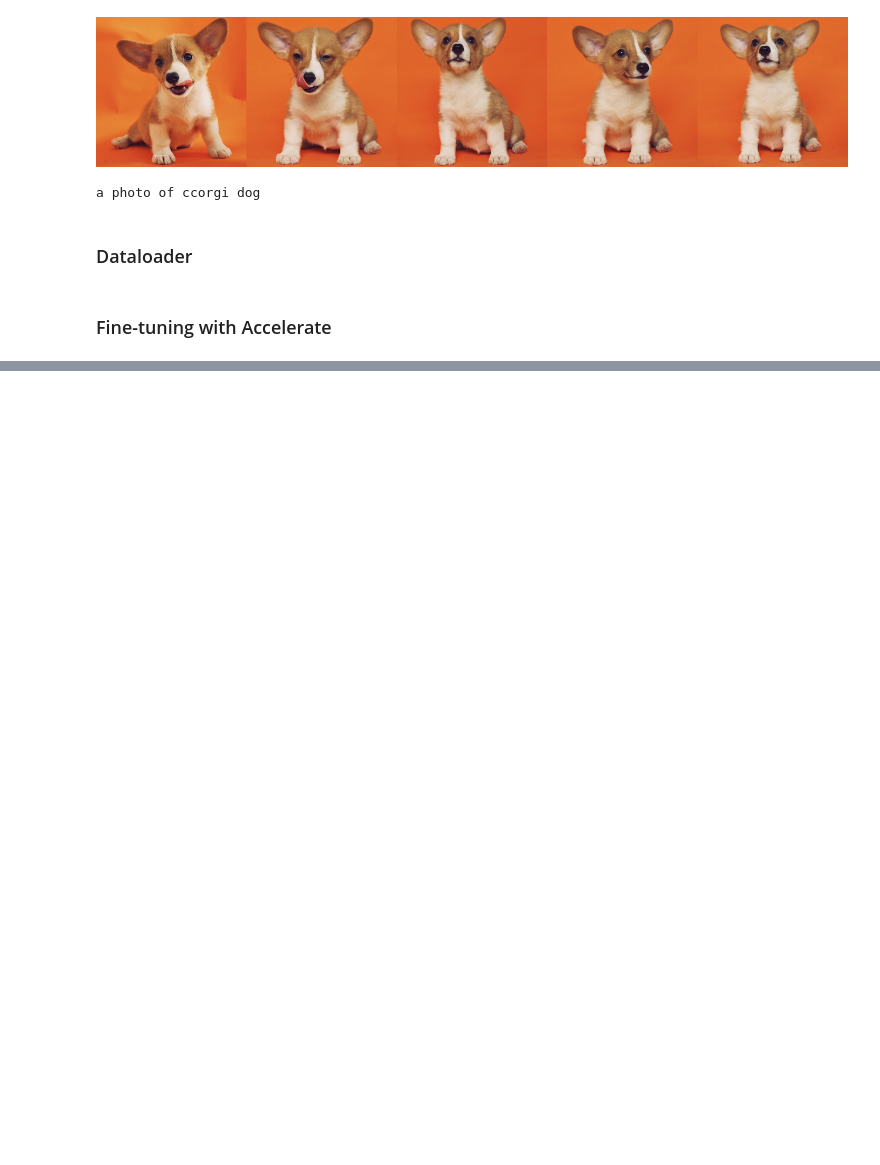
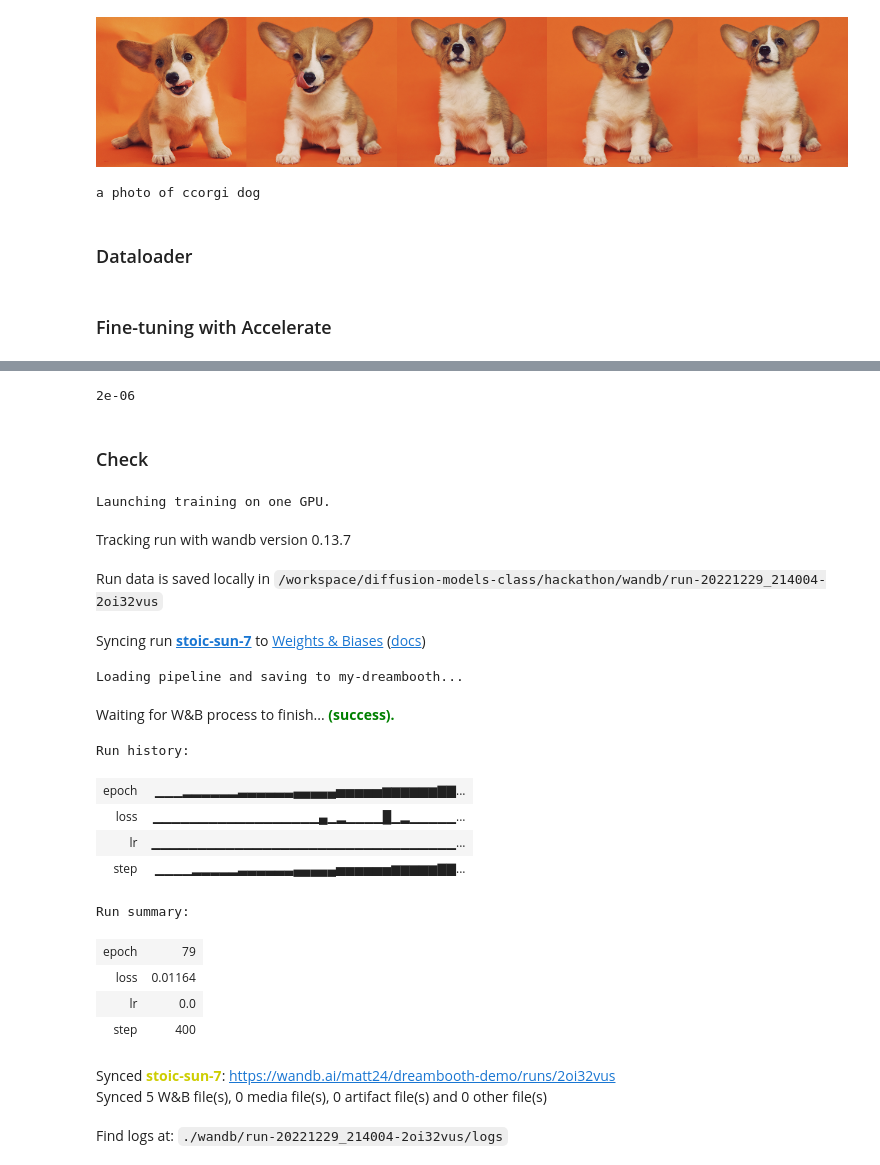
Before and after one commit to matteopilotto/diffusion-models-class, a Jupyter notebook: hackathon/dreambooth_mp.ipynb, the cells around one changed output, grey strips where cells are left out. Saved outputs shown, nothing was run; the diff lists cells and outputs as text; code cells hidden in the pictures; blank space fills up the shorter version.

```diff
--- a/hackathon/dreambooth_mp.ipynb
+++ b/hackathon/dreambooth_mp.ipynb
@@ -299,0 +296,17 @@ notebook_launcher(train_fn, args=(text_encoder, vae, unet), num_processes=num_of
+# %%
+prompt = f"a photo of {unique_id} {class_type} with a Santa hat in the snowny forest."
+negative_prompt = 'high contrast, blurry, low resolution, warped'
+guidance_scale = 7
+
+all_images = []
+num_cols = 8
+generator = torch.Generator(device=device).manual_seed(42)
+
+for _ in range(num_cols):
+    images = pipeline(prompt,
+                      negative_prompt=negative_prompt,
+                      guidance_scale=guidance_scale,
+                      generator=generator).images
+    all_images.extend(images)
+
+image_grid(all_images, 1, num_cols)
@@ -299,0 +316,29 @@ notebook_launcher(train_fn, args=(text_encoder, vae, unet), num_processes=num_of
+# %%
+optimizer_t.state_dict()['param_groups'][0]['lr']
+# %% [output]
+2e-06
+# %% [markdown]
+### Check
+# %%
+learning_rate = 2e-06
+max_train_steps = 400
+# %%
+from argparse import Namespace
+
+args = Namespace(
+    pretrained_model_name_or_path=sd_ckpt,
+    resolution=512, # Reduce this if you want to save some memory
+    train_dataset=train_dataset,
+    instance_prompt=instance_prompt,
+    learning_rate=learning_rate,
+    max_train_steps=max_train_steps,
+    train_batch_size=1,
+    gradient_accumulation_steps=1, # Increase this if you want to lower memory usage
+    max_grad_norm=1.0,
+    gradient_checkpointing=True,  # set this to True to lower the memory usage.
+    use_8bit_adam=True,  # use 8bit optimizer from bitsandbytes
+    seed=3434554,
+    sample_batch_size=2,
+    output_dir="my-dreambooth", # where to save the pipeline
+    project_name='dreambooth-demo'
+)
@@ -299,0 +508,25 @@ notebook_launcher(train_fn, args=(text_encoder, vae, unet), num_processes=num_of
+# %%
+from accelerate import notebook_launcher
+
+num_of_gpus = 1  # CHANGE THIS TO MATCH THE NUMBER OF GPUS YOU HAVE
+notebook_launcher(training_function, args=(text_encoder, vae, unet), num_processes=num_of_gpus)
+# %% [output]
+Launching training on one GPU.
+Tracking run with wandb version 0.13.7
+Run data is saved locally in /workspace/diffusion-models-class/hackathon/wandb/run-20221229_214004-2oi32vus
+Syncing run stoic-sun-7 to Weights & Biases (docs)
+Loading pipeline and saving to my-dreambooth...
+Waiting for W&B process to finish... (success).
+Run history:
+| epoch | ▁▁▁▂▂▂▂▂▂▃▃▃▃▃▃▄▄▄▄▄▅▅▅▅▅▆▆▆▆▆▆▇▇... |
+| loss | ▁▁▁▁▁▁▁▁▁▁▁▁▁▁▁▁▁▁▄▁▂▁▁▁▁█▁▂▁▁▁▁▁... |
+| lr | ▁▁▁▁▁▁▁▁▁▁▁▁▁▁▁▁▁▁▁▁▁▁▁▁▁▁▁▁▁▁▁▁▁... |
+| step | ▁▁▁▁▂▂▂▂▂▃▃▃▃▃▃▄▄▄▄▄▅▅▅▅▅▅▆▆▆▆▆▇▇... |
+Run summary:
+| epoch | 79 |
+| loss | 0.01164 |
+| lr | 0.0 |
+| step | 400 |
+Synced stoic-sun-7: https://wandb.ai/matt24/dreambooth-demo/runs/2oi32vus
+Synced 5 W&B file(s), 0 media file(s), 0 artifact file(s) and 0 other file(s)
+Find logs at: ./wandb/run-20221229_214004-2oi32vus/logs
```
Also changed, not shown: parts of 12 cells of this notebook.
